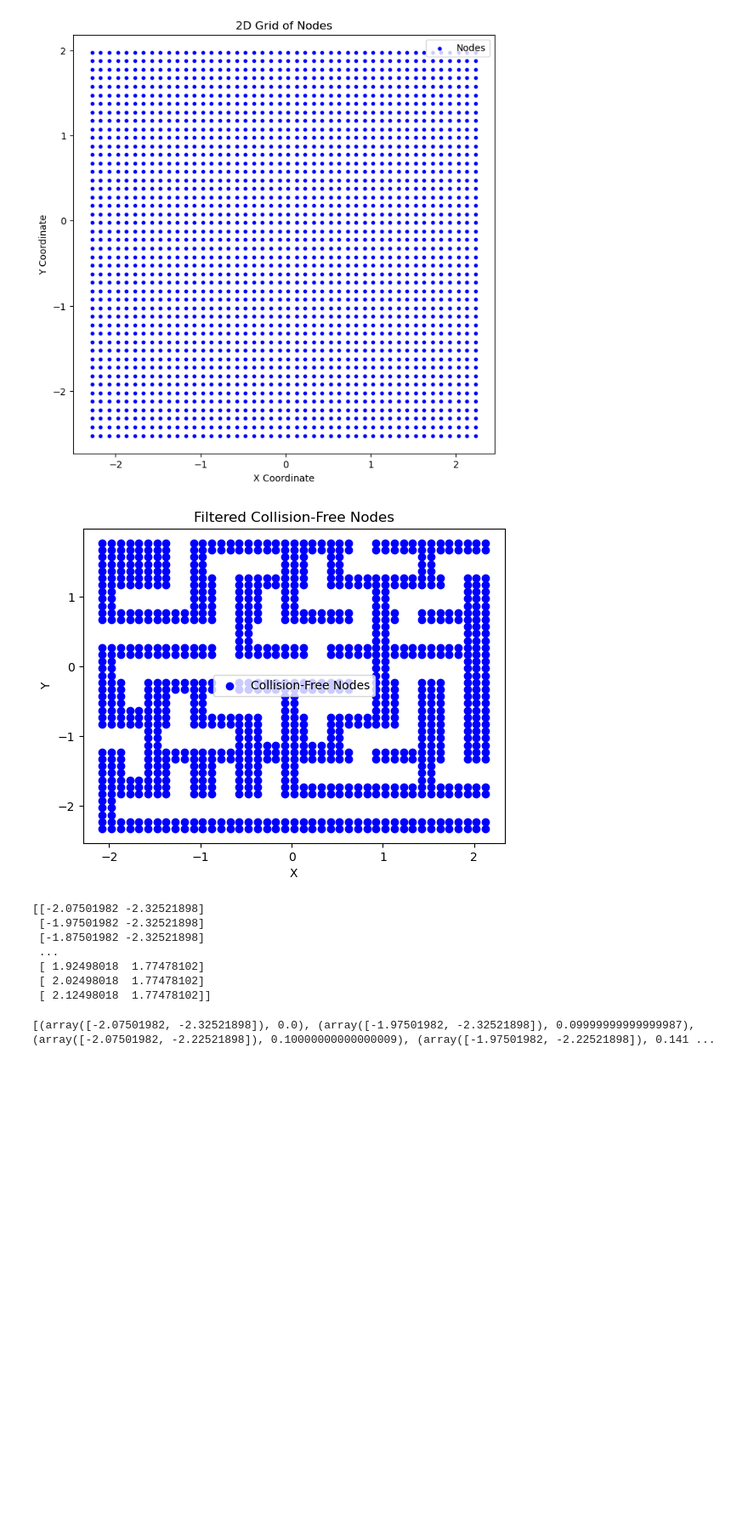
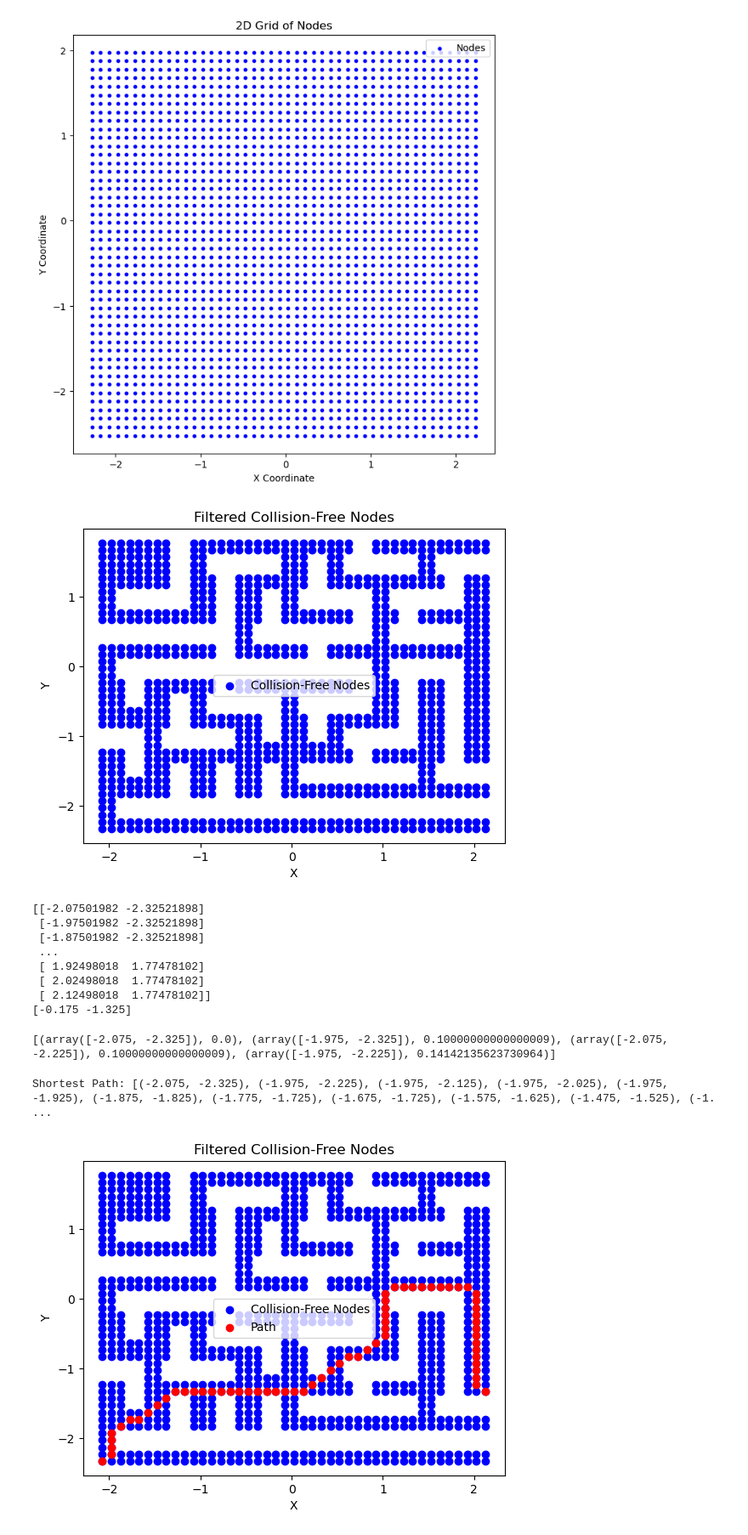
Before and after one commit to oscardvs/RO47005_PDM, a Jupyter notebook: dev_test_urdf/Final_assignment_A_star.ipynb, the cells around one changed output. Shown at 85% size. Drawn from its saved outputs; the diff is of its cells as text; code cells hidden in the pictures; blank space fills up the shorter version.

Commit message:
3D A star

```diff
--- a/dev_test_urdf/Final_assignment_A_star.ipynb
+++ b/dev_test_urdf/Final_assignment_A_star.ipynb
@@ -156,6 +157,8 @@ plt.title("Filtered Collision-Free Nodes")
 plt.show()
 
 print(collision_free_array)
+collision_free_array=np.round(collision_free_array,3)
+print(collision_free_array[233])
 # %% [output]
 [figure]
 [[-2.07501982 -2.32521898]
@@ -165,6 +168,7 @@ print(collision_free_array)
  [ 1.92498018  1.77478102]
  [ 2.02498018  1.77478102]
  [ 2.12498018  1.77478102]]
+[-0.175 -1.325]
 # %%
 graph={}
 for coord1 in collision_free_array:
@@ -178,6 +182,8 @@ for coord1 in collision_free_array:
     graph[key]=neighbors
 
 
-print(graph[(-2.0750198209740227, -2.325218981918747)])
+print(graph[(-2.075, -2.325)])
+
+###first value is the node itself, the remaining nodes are neighbours
 # %% [output]
-[(array([-2.07501982, -2.32521898]), 0.0), (array([-1.97501982, -2.32521898]), 0.09999999999999987), (array([-2.07501982, -2.22521898]), 0.10000000000000009), (array([-1.97501982, -2.22521898]), 0.141 ...
+[(array([-2.075, -2.325]), 0.0), (array([-1.975, -2.325]), 0.10000000000000009), (array([-2.075, -2.225]), 0.10000000000000009), (array([-1.975, -2.225]), 0.14142135623730964)]
@@ -183,0 +259,18 @@ print(graph[(-2.0750198209740227, -2.325218981918747)])
+# %%
+path = aStarAlgo(start_node, stop_node, heuristic)
+if path:
+    print('Shortest Path:', path)
+else:
+    print('No path found.')
+# %% [output]
+Shortest Path: [(-2.075, -2.325), (-1.975, -2.225), (-1.975, -2.125), (-1.975, -2.025), (-1.975, -1.925), (-1.875, -1.825), (-1.775, -1.725), (-1.675, -1.725), (-1.575, -1.625), (-1.475, -1.525), (-1. ...
+# %%
+plt.scatter(collision_free_array[:, 0], collision_free_array[:, 1], label="Collision-Free Nodes", color="blue")
+plt.scatter([node[0] for node in path], [node[1] for node in path], label="Path", color="red")
+plt.legend()
+plt.xlabel("X")
+plt.ylabel("Y")
+plt.title("Filtered Collision-Free Nodes")
+plt.show()
+# %% [output]
+[figure, added]
```
Also changed, not shown: parts of 9 cells of this notebook, 1 other file.
